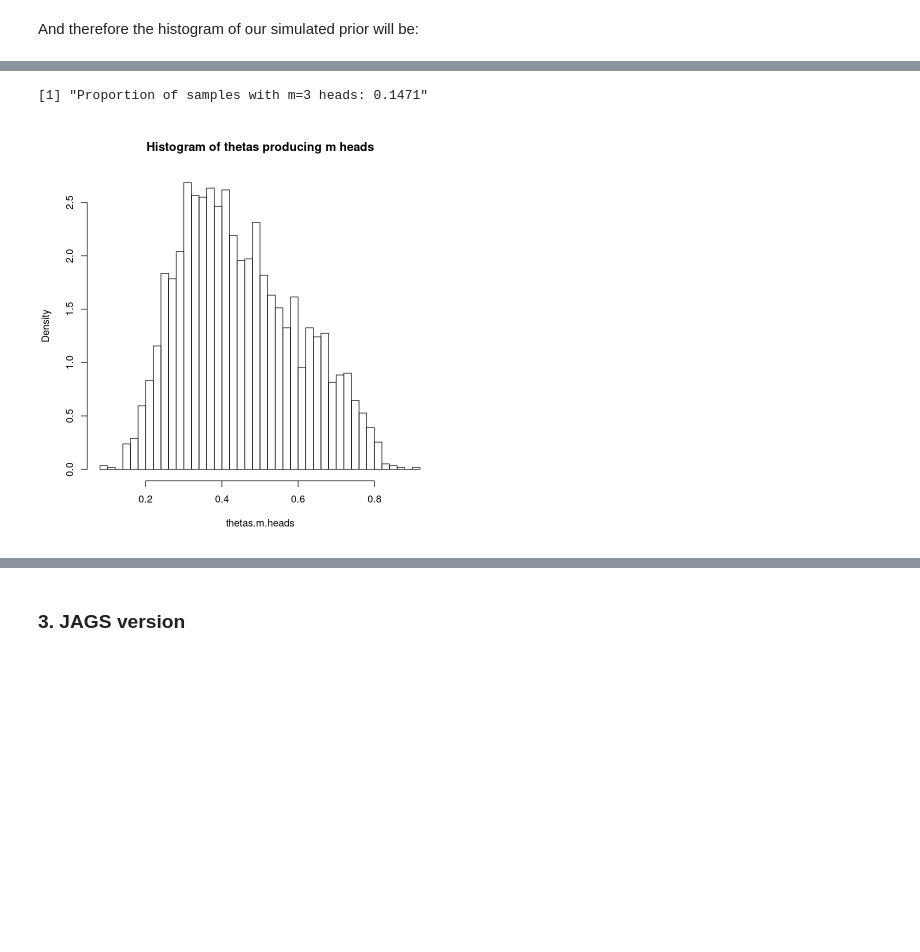
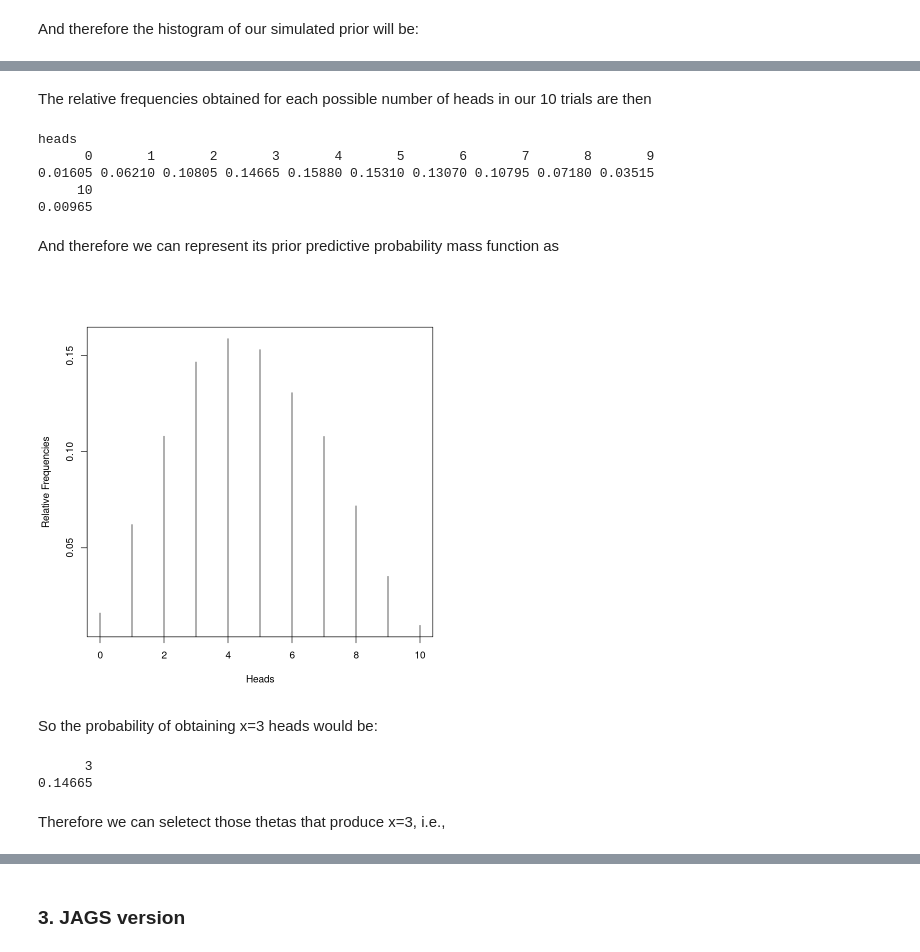
Before and after one commit to claudia-hm/BSPP, a Jupyter notebook: 2021-2022.Homework.01.Statements.ipynb, the cells around one changed output, grey strips where cells are left out. Cells and saved outputs as stored; diff of their text form; code cells hidden in the pictures; blank space fills up the shorter version.

```diff
--- a/2021-2022.Homework.01.Statements.ipynb
+++ b/2021-2022.Homework.01.Statements.ipynb
@@ -465,2 +467,2 @@ That is in fact consistent with our previous mixture prior plot. Once we have ou
 # %%
-heads <- rbinom(n = sample_size, size = n , prob = theta)
+heads <- rbinom(n = N, size = n , prob = theta)
@@ -492,15 +469,27 @@ heads
-# %%
-# Cases in which we get m=3 heads
-m.heads.idx <- heads == m_heads
-
-# Proportion of cases in which we get m=3 heads
-print(paste0("Proportion of samples with m=3 heads: ", sum(m.heads.idx)/length(m.heads.idx)))
-
-# Thetas that have generated m=3 heads
-thetas.m.heads <- thetas[m.heads.idx]
-
-# The histogram shows the theta values generating m=3 heads
-hist(thetas.m.heads, breaks=50, freq=FALSE, main = "Histogram of thetas producing m heads")
-# %% [output]
-[1] "Proportion of samples with m=3 heads: 0.1471"
-[figure, removed]
+# %% [markdown]
+The relative frequencies obtained for each possible number of heads in our 10 trials are then
+# %%
+pmf <- table(heads)/sum(table(heads))
+pmf
+# %% [output]
+heads
+      0       1       2       3       4       5       6       7       8       9
+0.01605 0.06210 0.10805 0.14665 0.15880 0.15310 0.13070 0.10795 0.07180 0.03515
+     10
+0.00965
+# %% [markdown]
+And therefore we can represent its prior predictive probability mass function as
+# %%
+matplot(x=names(pmf),y=pmf, type ='h',
+        xlab="Heads",ylab="Relative Frequencies")
+# %% [output]
+[figure, added]
+# %% [markdown]
+So the probability of obtaining x=3 heads would be:
+# %%
+pmf[x.obs + 1]
+# %% [output]
+      3
+0.14665
+# %% [markdown]
+Therefore we can seletect those thetas that produce x=3, i.e.,
```
Also changed, not shown: parts of 21 cells of this notebook.
